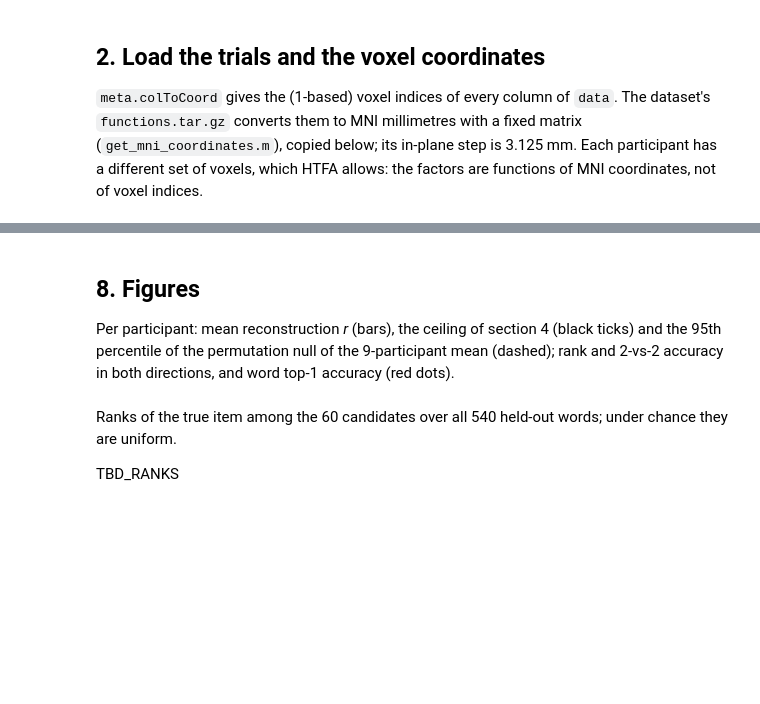
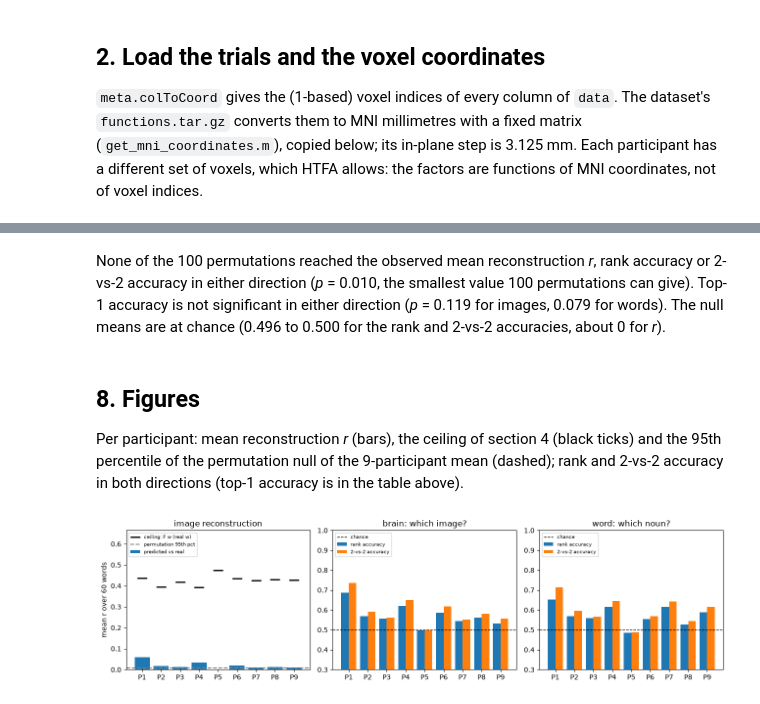
Before and after one commit to ContextLab/htfa, a Jupyter notebook: docs/tutorials/09_word_decoding_mitchell2008.ipynb, the cells around one changed output, grey strips where cells are left out. Saved outputs shown, nothing was run; the diff lists cells and outputs as text; code cells hidden in the pictures; blank space fills up the shorter version.

```diff
--- a/docs/tutorials/09_word_decoding_mitchell2008.ipynb
+++ b/docs/tutorials/09_word_decoding_mitchell2008.ipynb
@@ -348,8 +385,11 @@ def decode_participant(s, E, Ws, Fs, imgs):
             z_s[None],
             ALPHAS,
         )
+        # compare in the span of the 59 centered training embeddings, the only
+        # directions a ridge prediction can take (see the text above)
         e_mu = E[keep].mean(0)
-        S_word[i] = corr_rows(e_hat - e_mu, E - e_mu)[0]
+        Q = np.linalg.svd((E[keep] - e_mu).T, full_matrices=False)[0]
+        S_word[i] = corr_rows(e_hat - e_mu, (E - e_mu) @ Q @ Q.T)[0]
     return S_brain, S_word, ceiling
 
 
@@ -413,15 +469,15 @@ def permuted_means(seed):
     return np.r_[recon, b, w]
 
 
-if perm_path.exists():
-    null = np.load(perm_path)["null"]
-else:
+if not perm_path.exists():
     t0 = time.perf_counter()
     null = np.array(
         Parallel(n_jobs=4)(delayed(permuted_means)(1000 + k) for k in range(N_PERM))
     )
-    np.savez(perm_path, null=null)
-    print(f"permutation time: {time.perf_counter() - t0:.0f} s")
+    np.savez(perm_path, null=null, seconds=time.perf_counter() - t0)
+cached = np.load(perm_path)
+null = cached["null"]
+print(f"permutation time: {float(cached['seconds']):.0f} s (when computed)")
 observed = np.r_[recon_r.mean(), brain.mean(0), word.mean(0)]
 names = [
     "recon r",
@@ -442,31 +508,30 @@ for k, name in enumerate(names):
+# %% [markdown]
+None of the 100 permutations reached the observed mean reconstruction *r*, rank accuracy or 2-vs-2 accuracy in either direction (*p* = 0.010, the smallest value 100 permutations can give). Top-1 accuracy is not significant in either direction (*p* = 0.119 for images, 0.079 for words). The null means are at chance (0.496 to 0.500 for the rank and 2-vs-2 accuracies, about 0 for *r*).
 # %% [markdown]
 ## 8. Figures
 
-Per participant: mean reconstruction *r* (bars), the ceiling of section 4 (black ticks) and the 95th percentile of the permutation null of the 9-participant mean (dashed); rank and 2-vs-2 accuracy in both directions, and word top-1 accuracy (red dots).
+Per participant: mean reconstruction *r* (bars), the ceiling of section 4 (black ticks) and the 95th percentile of the permutation null of the 9-participant mean (dashed); rank and 2-vs-2 accuracy in both directions (top-1 accuracy is in the table above).
 # %%
 labels = [f"P{p}" for p in range(1, 10)]
 x = np.arange(9)
 fig, ax = plt.subplots(1, 3, figsize=(13, 3.6))
 ax[0].bar(x, recon_r.mean(1), color="tab:blue", label="predicted vs real")
 ax[0].plot(x, ceiling.mean(1), "k_", ms=14, mew=2, label="ceiling: F w (real w)")
 ax[0].axhline(
     np.percentile(null[:, 0], 95), color="gray", ls="--", label="permutation 95th pct"
 )
 ax[0].set(ylabel="mean r over 60 words", title="image reconstruction")
 panels = ((ax[1], brain, "brain: which image?"), (ax[2], word, "word: which noun?"))
 for a, M, title in panels:
     a.bar(x - 0.2, M[:, 1], 0.4, label="rank accuracy")
     a.bar(x + 0.2, M[:, 2], 0.4, label="2-vs-2 accuracy")
     a.axhline(0.5, color="k", ls="--", lw=1, label="chance")
     a.set(ylim=(0.3, 1), title=title)
-ax[2].scatter(x, word[:, 0], color="tab:red", zorder=3, label="top-1 (chance 1/60)")
 for a in ax:
     a.set_xticks(x, labels)
     a.legend(fontsize=7, loc="upper left")
 ax[0].set_ylim(0, max(ceiling.mean(1).max(), recon_r.mean(1).max()) * 1.4)
 plt.tight_layout()
 plt.show()
+# %% [output]
+[figure, added]
-# %% [markdown]
-Ranks of the true item among the 60 candidates over all 540 held-out words; under chance they are uniform.
-
-TBD_RANKS
```
Also changed, not shown: parts of 29 cells of this notebook.
